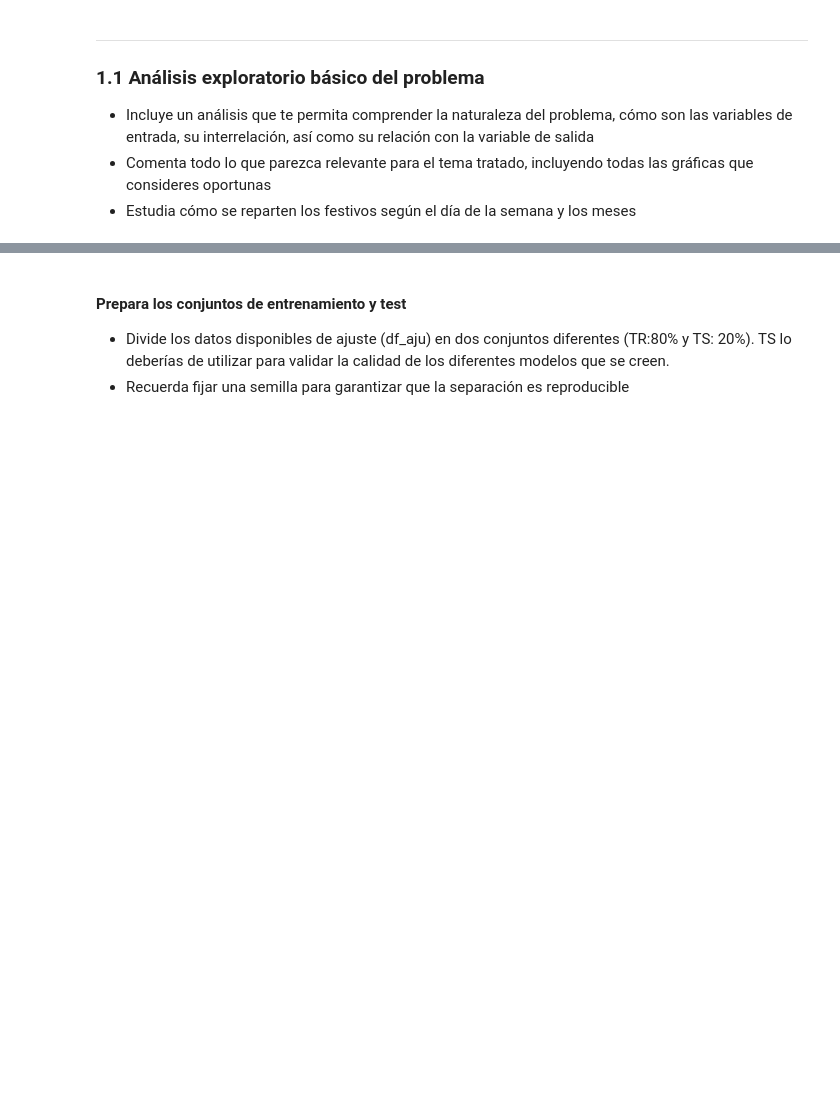
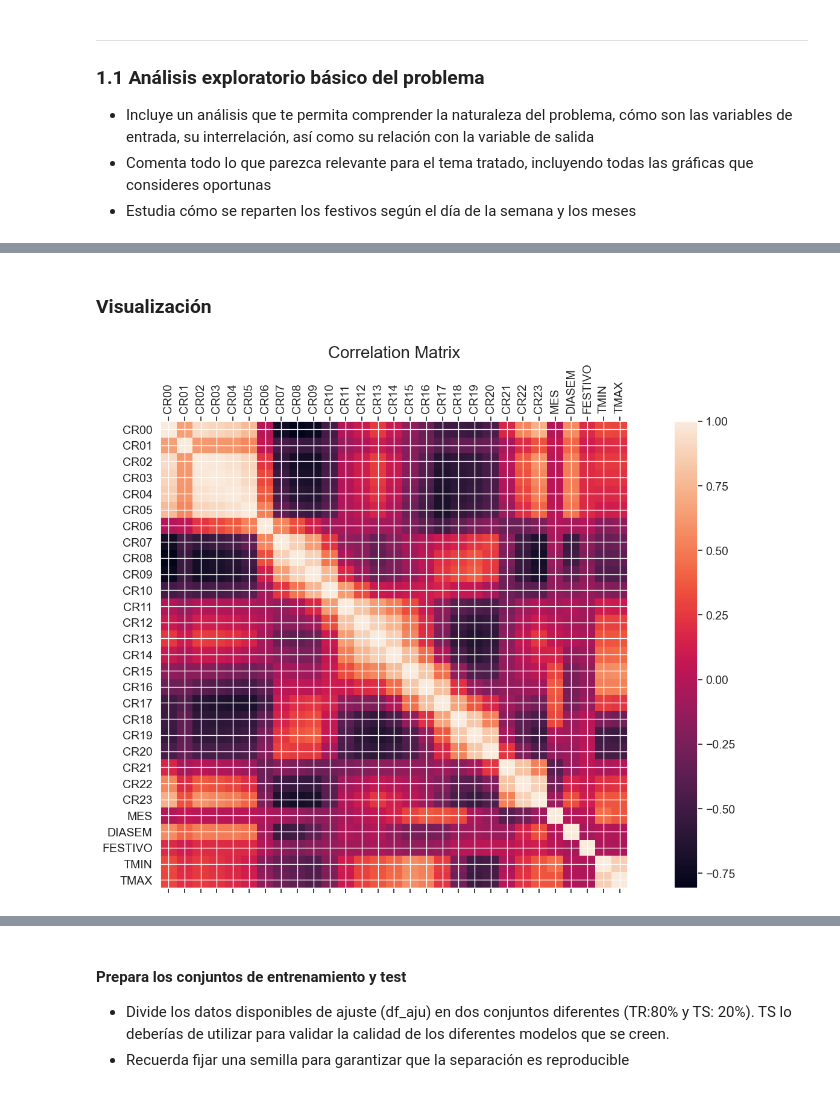
Before and after one commit to carlota-moh/ml2-ensemble, a Jupyter notebook: template.ipynb, the cells around one changed output, grey strips where cells are left out. Cells and saved outputs as stored; diff of their text form; code cells hidden in the pictures; blank space fills up the shorter version.

```diff
--- a/template.ipynb
+++ b/template.ipynb
@@ -112,0 +184,20 @@ En concreto, el porcentaje de festivos en el conjunto de ajuste es 3.99444251476
+# %% [markdown]
+### Visualización
+# %%
+#-------------------------- NO ESCRIBAS LÍNEAS DE CÓDIGO MÁS LARGAS QUE LO QUE OCUPA ESTA LÍNEA -----------------------------|
+# Correlation plot of numeric variables
+f = plt.figure(figsize=(20,10))
+plt.matshow(df_aju.select_dtypes(include=['int64','float64']).corr(), fignum=f.number)
+
+plt.xticks(range(df_aju.select_dtypes(include=['int64','float64']).shape[1]),
+           df_aju.select_dtypes(include=['int64','float64']).columns, fontsize=14, rotation=90)
+
+plt.yticks(range(df_aju.select_dtypes(include=['int64','float64']).shape[1]),
+           df_aju.select_dtypes(include=['int64','float64']).columns, fontsize=14)
+
+cb = plt.colorbar()
+cb.ax.tick_params(labelsize=14)
+plt.title('Correlation Matrix', fontsize=20)
+plt.show()
+# %% [output]
+[figure, added]
```
Also changed, not shown: parts of 83 cells of this notebook.
